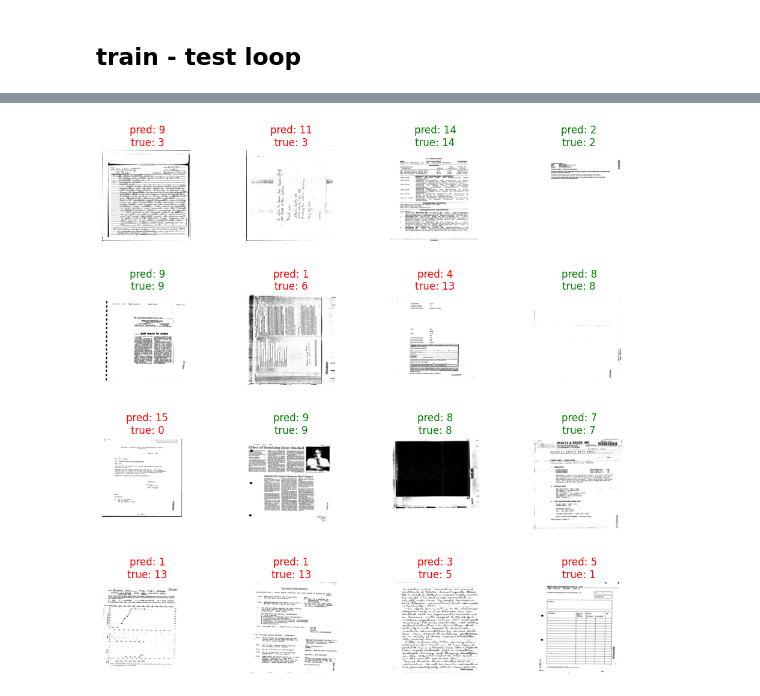
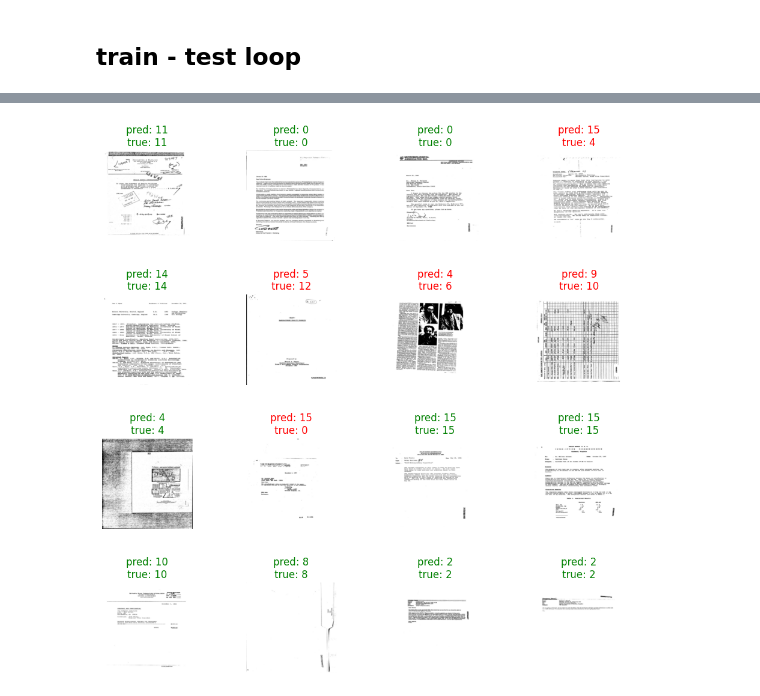
Before and after one commit to lucahuen/bachelor_siamese_network, a Jupyter notebook: rvl_cdip_conv_network.ipynb, the cells around one changed output, grey strips where cells are left out. Saved outputs shown, nothing was run; the diff lists cells and outputs as text; code cells hidden in the pictures.

```diff
--- a/rvl_cdip_conv_network.ipynb
+++ b/rvl_cdip_conv_network.ipynb
@@ -18,10 +18,11 @@ import os
 class RVL_CDIPDataset(Dataset):
     def __init__(self, split="train", transform=None, max_samples=None):
         super().__init__()
-        assert split in ["train", "test"], "split must be 'train' or 'test'"
+        assert split in ["train", "test", "val"], "split must be 'train' or 'test' or 'val'"
         label_files = {
             'train': 'data/RVL_CDIP/labels/train.txt',
-            'test': 'data/RVL_CDIP/labels/test.txt'
+            'test': 'data/RVL_CDIP/labels/test.txt',
+            "val": "data/RVL_CDIP/labels/val.txt"
         }
         root_dir = "data/RVL_CDIP/images"
         label_file = label_files[split]
@@ -64,5 +65,12 @@ transform = transforms.Compose([
     transforms.Resize(IMAGE_SIZE),  # resize to a standard size
     transforms.ToTensor()  # convert to tensor
 ])
-MAX_SAMPLES = 20000
+
+original_dataset_length = 0
+with open("data/RVL_CDIP/labels/train.txt", "r") as f:
+    original_dataset_length = sum(1 for _ in f)
+print(original_dataset_length)
+
+MAX_SAMPLES = original_dataset_length / 8
 train_dataset = RVL_CDIPDataset(split="train", transform=transform, max_samples=MAX_SAMPLES)
+# train_dataset = RVL_CDIPDataset(split="train", transform=transform)
@@ -237,6 +248,9 @@ trained for 182.94737369999348 seconds
 import torch
 import matplotlib.pyplot as plt
 import torchvision
+
+val_dataset = RVL_CDIPDataset(split="val", transform=transform, max_samples=5000)
+val_dataloader = DataLoader(dataset=val_dataset, shuffle=False, batch_size=16)
 
 # Set your model to evaluation mode
 net.eval()
@@ -244,38 +258,38 @@ net.eval()
 # Make sure you don't track gradients during inference
 with torch.no_grad():
     # Get a batch of test data
-    for images, labels in test_dataloader:
+    for images, labels in val_dataloader:
         # Move to the same device as the model
         images = images.to(device)
         labels = labels.to(device)
 
         # Get predictions
         outputs = net(images)
         _, preds = torch.max(outputs, 1)
 
         # Number of images to display
         num_images = min(16, len(images))
         rows, cols = 4, 4
         fig, axes = plt.subplots(rows, cols, figsize=(10, 10))
         fig.tight_layout(pad=3.0)
 
         for i in range(num_images):
             img = images[i].cpu()
             label = labels[i].item()
             pred = preds[i].item()
 
             color = 'green' if pred == label else 'red'
 
             ax = axes[i // cols, i % cols]
             ax.imshow(img.squeeze(0), cmap='gray')
             ax.set_title(f"pred: {pred}\ntrue: {label}", color=color)
             ax.axis('off')
 
         # Hide any unused subplots
         for j in range(num_images, rows * cols):
             axes[j // cols, j % cols].axis('off')
 
         plt.show()
         break  # remove this if you want to visualize more batches
 # %% [output]
-[figure, old version]
+[figure, new version]
```
Also changed, not shown: parts of 5 cells of this notebook, 1 other file.
